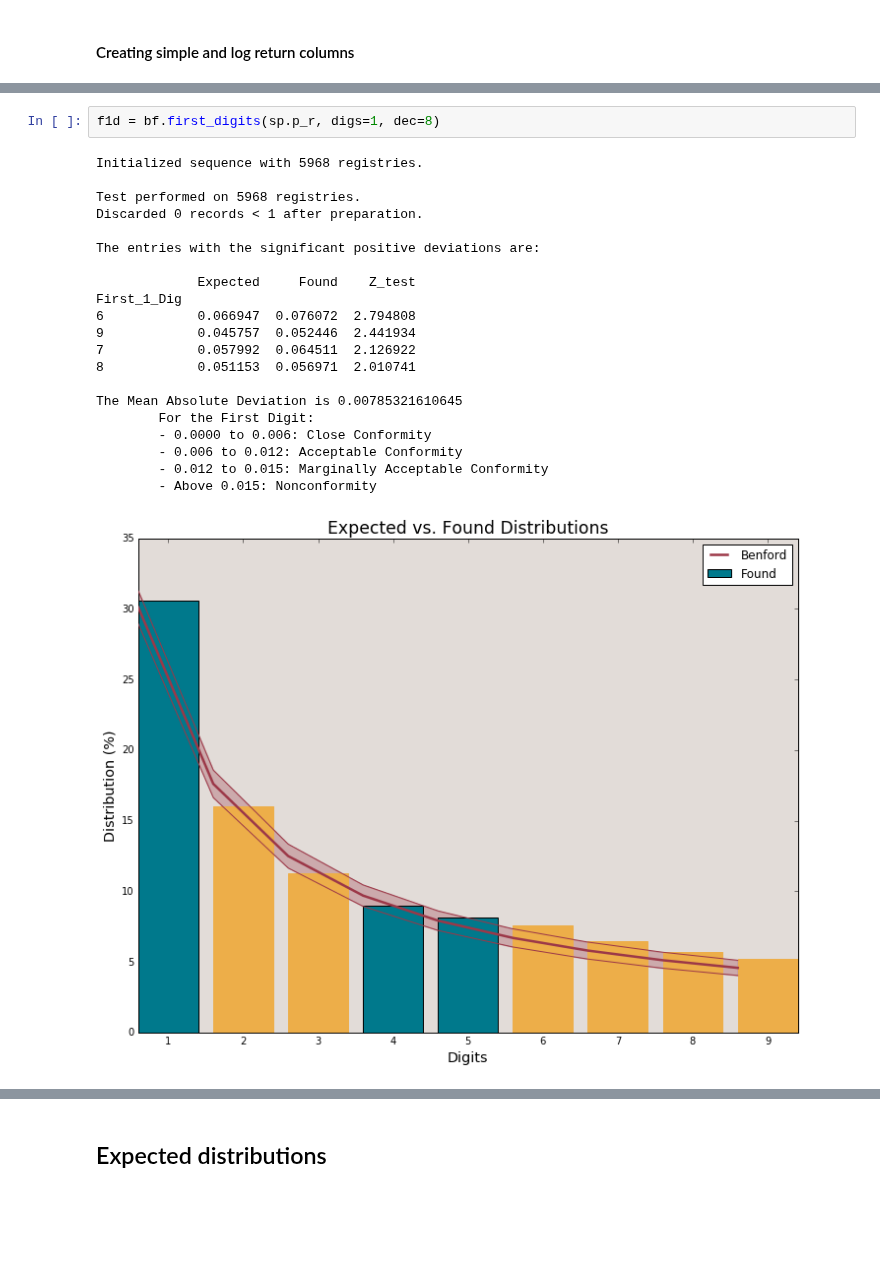
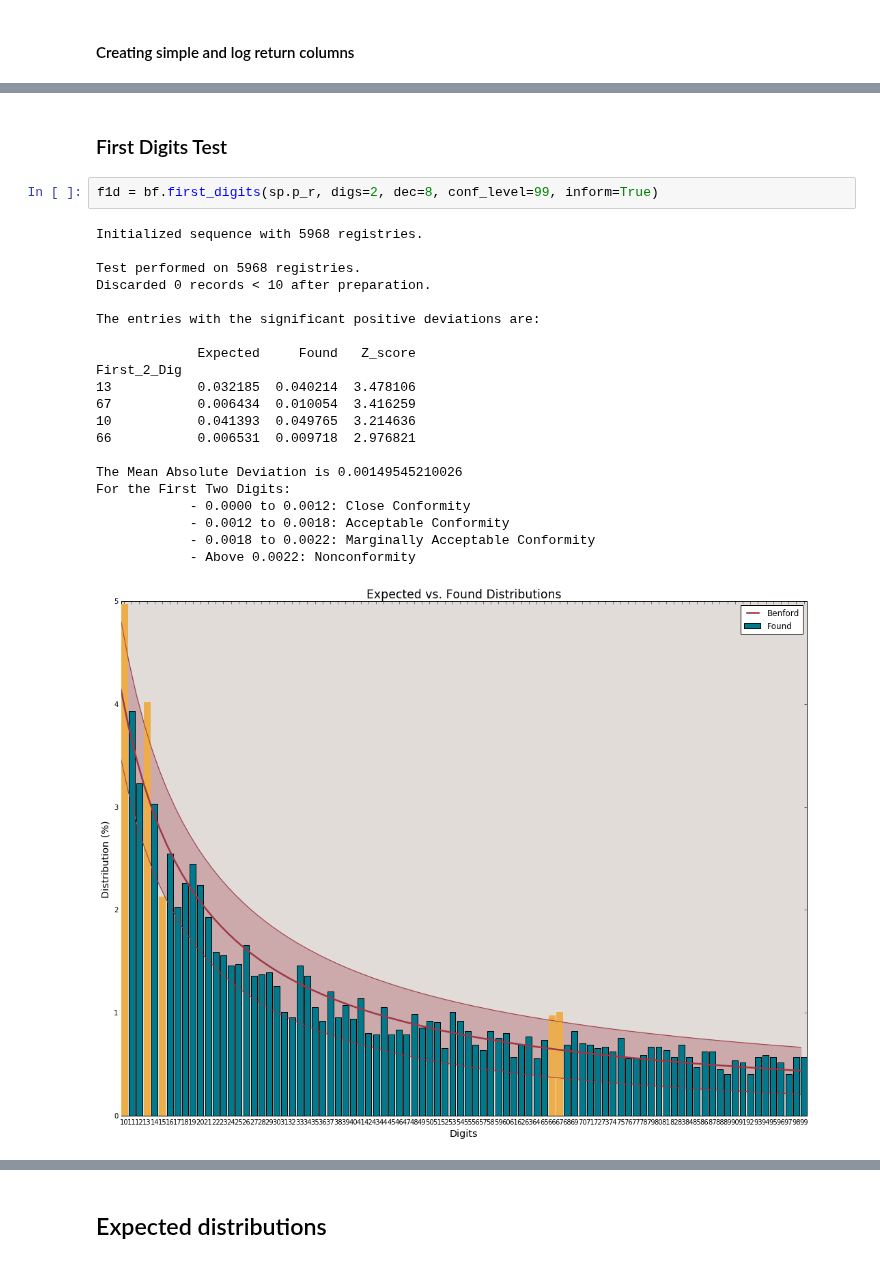
Before and after one commit to milcent/benford_py, a Jupyter notebook: Demo.ipynb, the cells around one changed output, grey strips where cells are left out. Cells and saved outputs as stored; diff of their text form; blank space fills up the shorter version.

```diff
--- a/Demo.ipynb
+++ b/Demo.ipynb
@@ -45,24 +48,26 @@ sp.tail()
+# %% [markdown]
+### First Digits Test
 # %%
-f1d = bf.first_digits(sp.p_r, digs=1, dec=8)
+f1d = bf.first_digits(sp.p_r, digs=2, dec=8, conf_level=99, inform=True)
 # %% [output]
 Initialized sequence with 5968 registries.
 
 Test performed on 5968 registries.
-Discarded 0 records < 1 after preparation.
+Discarded 0 records < 10 after preparation.
 
 The entries with the significant positive deviations are:
 
-             Expected     Found    Z_test
-First_1_Dig
-6            0.066947  0.076072  2.794808
-9            0.045757  0.052446  2.441934
-7            0.057992  0.064511  2.126922
-8            0.051153  0.056971  2.010741
+             Expected     Found   Z_score
+First_2_Dig
+13           0.032185  0.040214  3.478106
+67           0.006434  0.010054  3.416259
+10           0.041393  0.049765  3.214636
+66           0.006531  0.009718  2.976821
 
-The Mean Absolute Deviation is 0.00785321610645
-        For the First Digit:
-        - 0.0000 to 0.006: Close Conformity
-        - 0.006 to 0.012: Acceptable Conformity
-        - 0.012 to 0.015: Marginally Acceptable Conformity
-        - Above 0.015: Nonconformity
+The Mean Absolute Deviation is 0.00149545210026
+For the First Two Digits:
+            - 0.0000 to 0.0012: Close Conformity
+            - 0.0012 to 0.0018: Acceptable Conformity
+            - 0.0018 to 0.0022: Marginally Acceptable Conformity
+            - Above 0.0022: Nonconformity
-[figure, old version]
+[figure, new version]
```
Also changed, not shown: parts of 3 cells of this notebook, 1 other file.
